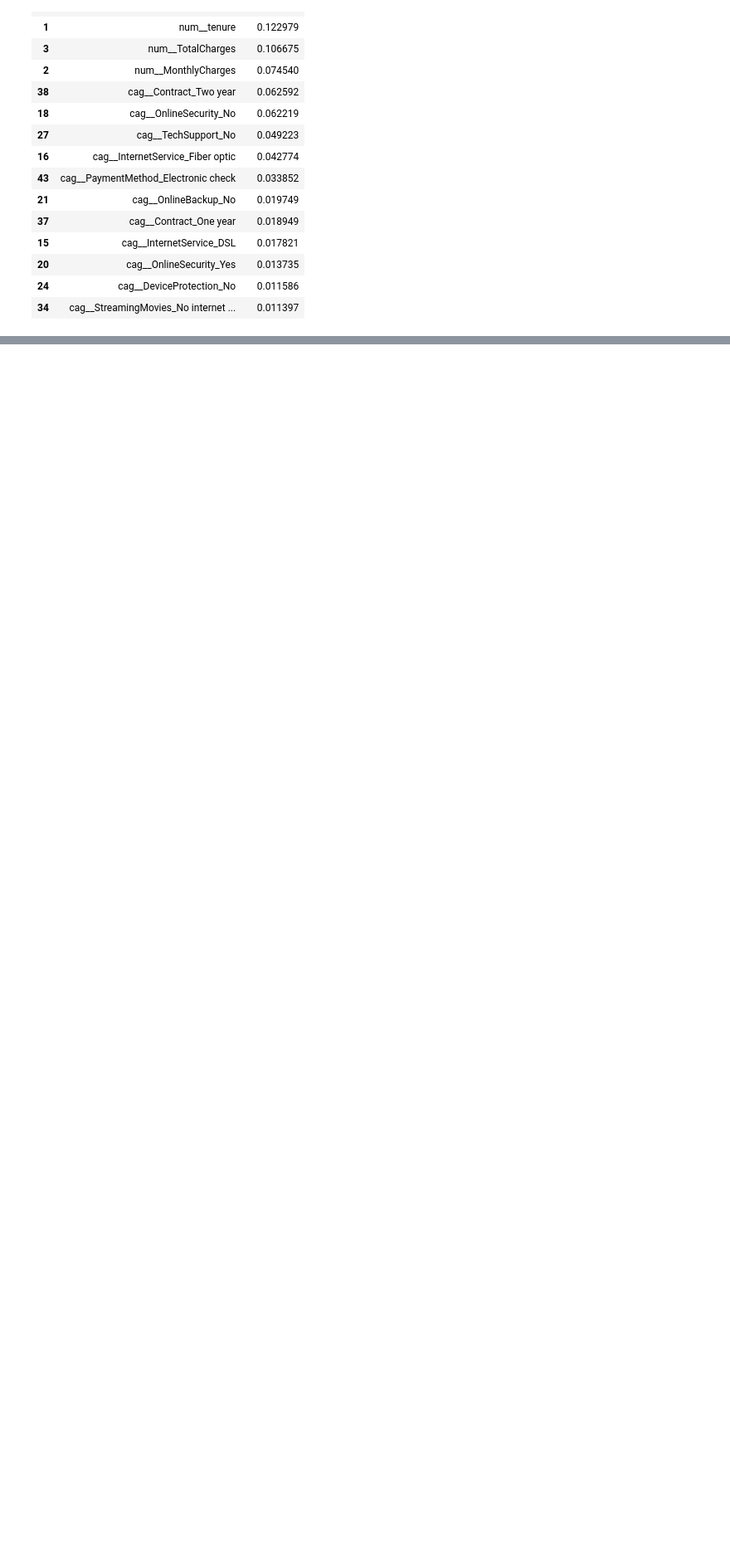
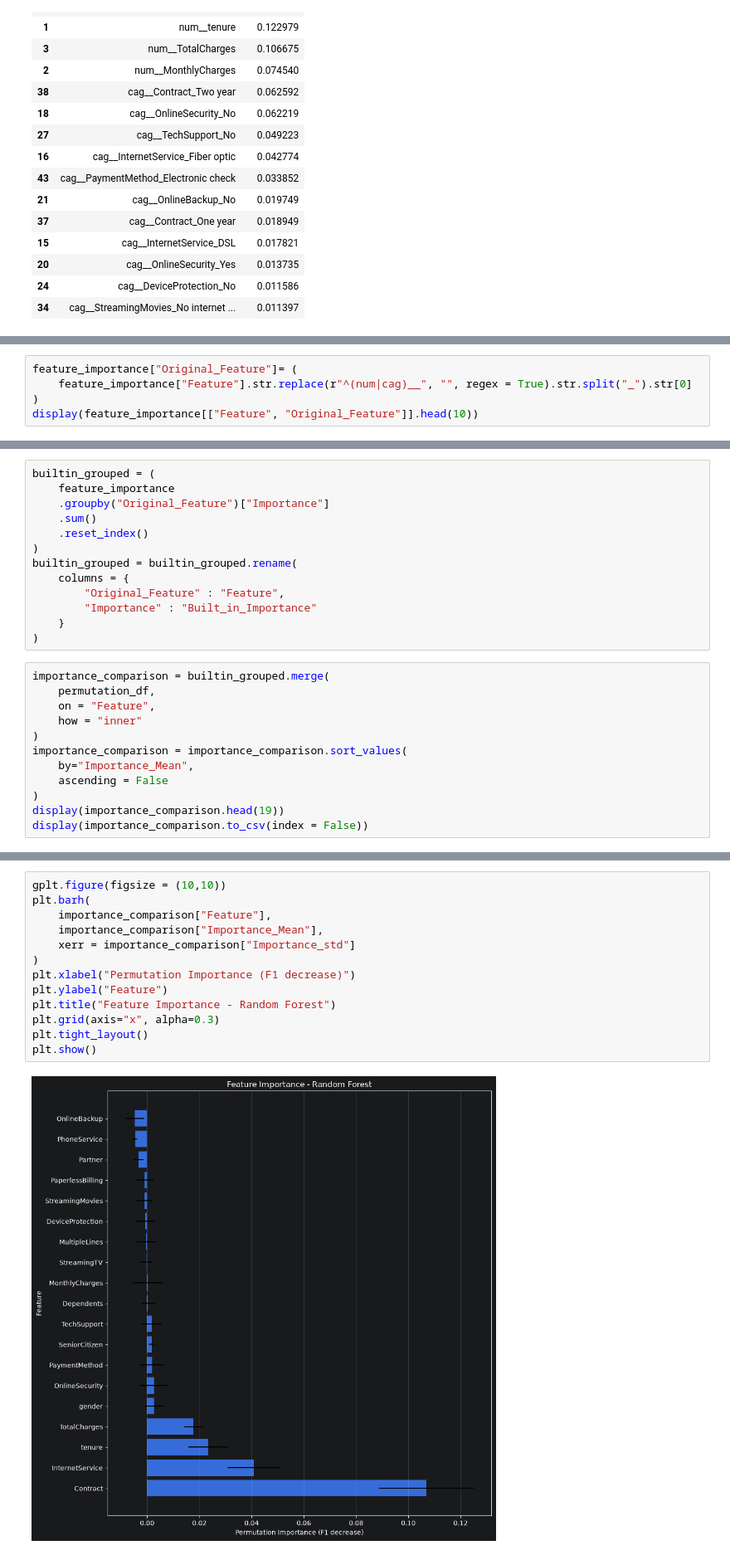
Before and after one commit to Juli-af/customer-churn-prediction, a Jupyter notebook: notebooks/01_data_inspection.ipynb, the cells around one changed output, grey strips where cells are left out. Shown at 83% size. Saved outputs shown, nothing was run; the diff lists cells and outputs as text; blank space fills up the shorter version.

```diff
--- a/notebooks/01_data_inspection.ipynb
+++ b/notebooks/01_data_inspection.ipynb
@@ -730,0 +743,5 @@ permutation_df.head(15)
+# %%
+feature_importance["Original_Feature"]= (
+    feature_importance["Feature"].str.replace(r"^(num|cag)__", "", regex = True).str.split("_").str[0]
+)
+display(feature_importance[["Feature", "Original_Feature"]].head(10))
@@ -730,0 +760,25 @@ permutation_df.head(15)
+# %%
+builtin_grouped = (
+    feature_importance
+    .groupby("Original_Feature")["Importance"]
+    .sum()
+    .reset_index()
+)
+builtin_grouped = builtin_grouped.rename(
+    columns = {
+        "Original_Feature" : "Feature",
+        "Importance" : "Built_in_Importance"
+    }
+)
+# %%
+importance_comparison = builtin_grouped.merge(
+    permutation_df,
+    on = "Feature",
+    how = "inner"
+)
+importance_comparison = importance_comparison.sort_values(
+    by="Importance_Mean",
+    ascending = False
+)
+display(importance_comparison.head(19))
+display(importance_comparison.to_csv(index = False))
@@ -730,0 +804,15 @@ permutation_df.head(15)
+# %%
+gplt.figure(figsize = (10,10))
+plt.barh(
+    importance_comparison["Feature"],
+    importance_comparison["Importance_Mean"],
+    xerr = importance_comparison["Importance_std"]
+)
+plt.xlabel("Permutation Importance (F1 decrease)")
+plt.ylabel("Feature")
+plt.title("Feature Importance - Random Forest")
+plt.grid(axis="x", alpha=0.3)
+plt.tight_layout()
+plt.show()
+# %% [output]
+[figure, added]
```
Also changed, not shown: parts of 4 cells of this notebook.
